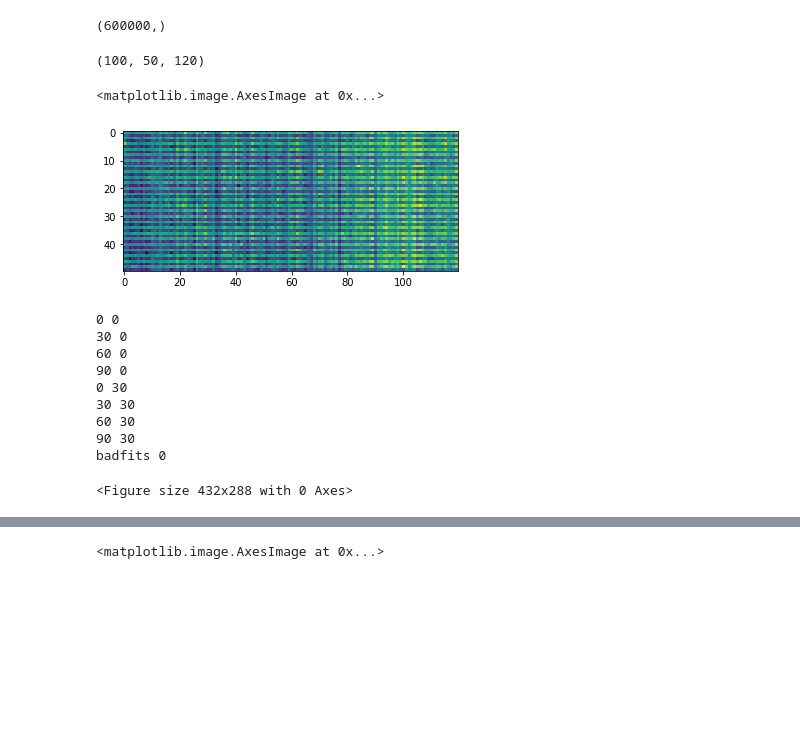
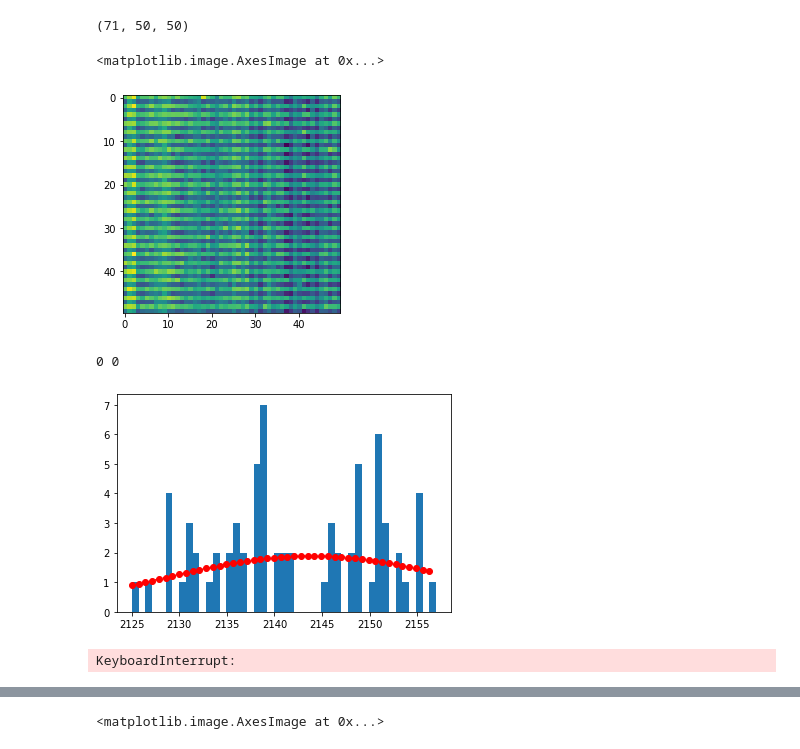
Before and after one commit to Lana-B/DamageStudies, a Jupyter notebook: py/Fe55-Fn.ipynb, the cells around one changed output, grey strips where cells are left out. Cells and saved outputs as stored; diff of their text form; code cells hidden in the pictures; blank space fills up the shorter version.

```diff
--- a/py/Fe55-Fn.ipynb
+++ b/py/Fe55-Fn.ipynb
@@ -13,7 +13,7 @@ import pandas as pd
 from scipy import ndimage
 
 def gaus(x,a,x0,sigma):
-  return (a/sigma)*exp(-(x-x0)**2/(2*sigma**2))
+  return (a/sigma)*exp(-(((x-x0)**2)/(2*sigma**2)))
 
 def midpoints(hvals):
     hvals_shift=np.append(hvals[1:],0)
@@ -26,14 +26,14 @@ def midpoints(hvals):
 def get_files(directory_path):
     dirpath=directory_path
 
-    files=[f for f in listdir(dirpath) if isfile(join(dirpath, f))]
+    files=[f for f in listdir(dirpath) if isfile(join(dirpath, f)) and 'tiff' in f]
     files=sorted(files)
     n_files=len(files)
     print ("number of files="+str(n_files))
     return files,n_files
 
 def chosePix(startx_fn,endx_fn,starty_fn,endy_fn,dirpath_fn,files_fn,n_files_fn):
-
+    n_files_fn=float(n_files_fn)
     chosenPix=np.array([])
     chosenPixels=np.array([])
     imarray=np.zeros([2800,2400],dtype='float')
@@ -47,13 +47,15 @@ def chosePix(startx_fn,endx_fn,starty_fn,endy_fn,dirpath_fn,files_fn,n_files_fn)
         else:
             im=plt.imread(str(dirpath_fn+"/"+file_iter)) #np.fromfile(file_iter,dtype='uint16',sep="")
             im=im.astype('float')
-            imarray=imarray+(im/n_files_fn)
+            imarray=imarray+(im/(n_files_fn))
             imarraySq=imarraySq+(np.square(im)/n_files_fn)
             chosenPix=np.append(chosenPix,im[starty_fn,startx_fn])
             chosenPixels=np.append(chosenPixels,im[starty_fn:endy_fn,startx_fn:endx_fn])
+            print('im',im[100,100],im[100,100]/n_files_fn,n_files_fn)
 
     std=(imarraySq-np.square(imarray))
-    std[std<0]=0
+    std[std<-3e-07]=0
+#     print(np.argwhere(std<-3e-07))
     std=np.sqrt(std)
 
     return chosenPix, chosenPixels, std
@@ -75,6 +77,6 @@ def return_param_BPM(even_odd,hist_val,num):
 #     plt.clf()
     return popt[1],popt[2]
 # %%
-dirpath="../HDR_data/HDR_0degC_Fe55"
+dirpath="../HDR_data/LDR_0degC_Fe55"
 files, n_files=get_files(dirpath)
 # %% [output]
@@ -82,9 +84,9 @@ number of files=100
 # %%
 #0dam
-startx=1000
-starty=1000
-endx=1050
-endy=1050
+startx=1200
+starty=1700
+endx=1250
+endy=1750
 
 #40 dam
 # startx=581
@@ -120,15 +133,11 @@ plt.imshow(std[starty:endy,startx:endx])
-# %%
-chosenPixels.shape
-# %% [output]
-(600000,)
 # %%
 chosenPixels3d=chosenPixels.reshape((n_files,(endy-starty),(endx-startx)))
 print(chosenPixels3d.shape)
-plt.imshow(chosenPixels3d[0,:,:])
+plt.imshow(chosenPixels3d[3,:,:])
 # %% [output]
-(100, 50, 120)
+(71, 50, 50)
 <matplotlib.image.AxesImage at 0x...>
-[figure, old version]
+[figure, new version]
 # %%
 def bad_pix_qual(startx_fn,endx_fn,starty_fn,endy_fn,chosenPixels3d_fn):
     means_array_fn=np.zeros([endy_fn-starty_fn,endx_fn-startx_fn],dtype='float')
@@ -146,7 +155,7 @@ def bad_pix_qual(startx_fn,endx_fn,starty_fn,endy_fn,chosenPixels3d_fn):
         for pix_x in range(0,(endx_fn-startx_fn)): #(endy-starty)*(endx-startx)
             badfit=False
 
-            if (pix_x%30==0 and pix_y%30==0):
+            if (pix_x==0 and pix_y%10==0):
                 print(pix_x,pix_y)
             histValues=plt.hist(chosenPixels3d_fn[:,pix_y,pix_x],bins=45)
             mphist=midpoints(histValues[1])
@@ -166,12 +175,14 @@ def bad_pix_qual(startx_fn,endx_fn,starty_fn,endy_fn,chosenPixels3d_fn):
             heights_array_fn[pix_y,pix_x]=popt[0]
             means_array_fn[pix_y,pix_x]=popt[1]
             stds_array_fn[pix_y,pix_x]=popt[2]
-#             if((pix_x==47) and (pix_y==32)):
-#                 plt.plot(histValues[1][:-1],gaus(histValues[1][:-1],*popt),'ro:',label='fit')
+            if((pix_x==40) and (pix_y==8)):
+                plt.plot(histValues[1][:-1],gaus(histValues[1][:-1],*popt),'ro:',label='fit')
 #                 plt.show()
+                plt.pause(0.01)
+                input("pause")
+                print(pix_x,pix_y,popt)
             plt.cla()
             plt.clf()
-#             print(pix_x,pix_y,popt)
             # if badfit=False:
             x_vals_fn=np.append(x_vals_fn,pix_x)
             y_vals_fn=np.append(y_vals_fn,pix_y)
@@ -187,15 +198,8 @@ def bad_pix_qual(startx_fn,endx_fn,starty_fn,endy_fn,chosenPixels3d_fn):
 heights, means, stds, x_vals, y_vals, means_array, stds_array, heights_array = bad_pix_qual(startx,endx,starty,endy,chosenPixels3d)
 # %% [output]
 0 0
-30 0
-60 0
-90 0
-0 30
-30 30
-60 30
-90 30
-badfits 0
+[figure, added]
-<Figure size 432x288 with 0 Axes>
+KeyboardInterrupt:
 # %%
 fig,ax=plt.subplots(2,3,figsize=(20,10))
 df=pd.DataFrame({'x_vals':x_vals, 'y_vals': y_vals, 'heights':heights, 'means':means, 'stds':stds})
```
Also changed, not shown: parts of 26 cells of this notebook, 9 other files.
